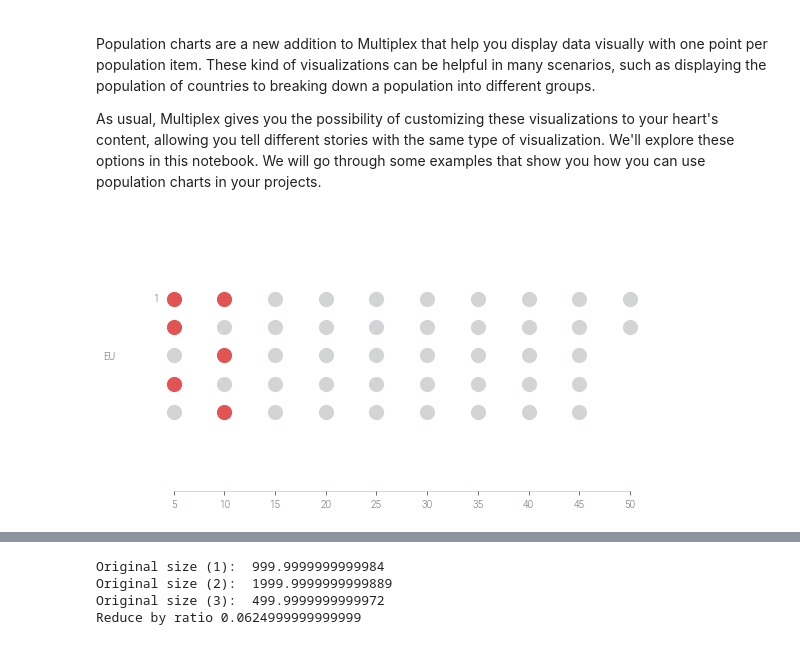
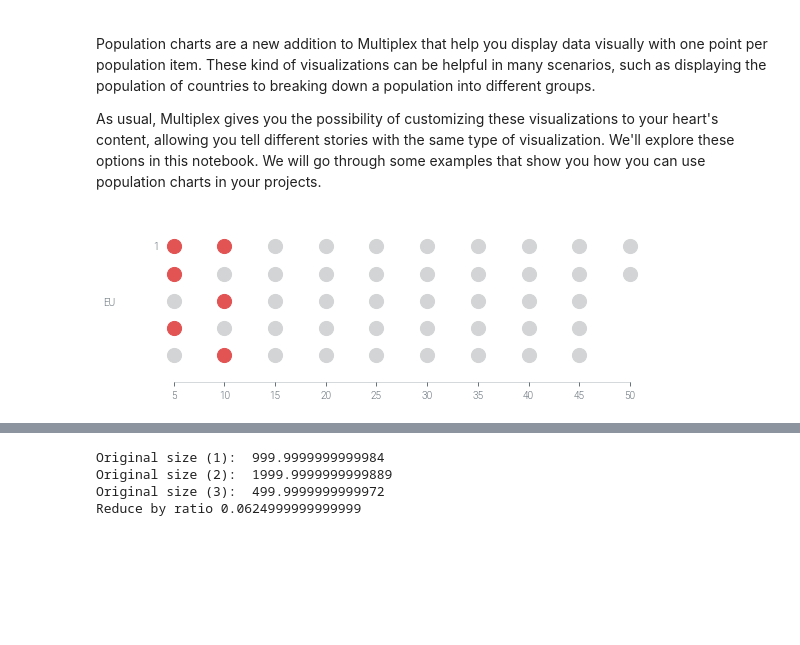
Before and after one commit to NicholasMamo/multiplex-plot, a Jupyter notebook: examples/7. Population charts.ipynb, the cells around one changed output, grey strips where cells are left out. Cells and saved outputs as stored; diff of their text form; code cells hidden in the pictures; blank space fills up the shorter version.

Commit message:
Add support to draw a label next to the first point

```diff
--- a/examples/7. Population charts.ipynb
+++ b/examples/7. Population charts.ipynb
@@ -24,18 +24,18 @@ if path not in sys.path:
 # %%
 import matplotlib.pyplot as plt
 from multiplex import drawable
 drawable = importlib.reload(drawable)
 plt.style.use(os.path.join(sys.path[0], '..', 'styles', "modern.style"))
 
 style = { 's': 200, 'color': '#D2D4D5' }
 highlight = { 'color': '#E25353' }
 population = [ highlight if i in { 0, 1, 3, 5, 7, 9 } else { } for i in range(47) ]
 
-viz = drawable.Drawable(plt.figure(figsize=(10, 5)))
-viz.draw_population(population, 5, 'EU', height=0.5, **style)
+viz = drawable.Drawable(plt.figure(figsize=(10, 3)))
+viz.draw_population(population, 5, 'EU', height=0.8, show_start=True, **style)
 viz.show()
 # %% [output]
-[figure, old version]
+[figure, new version]
 # %%
 print(plt.rcParams)
 # %% [output]
```
Also changed, not shown: 2 other files.
